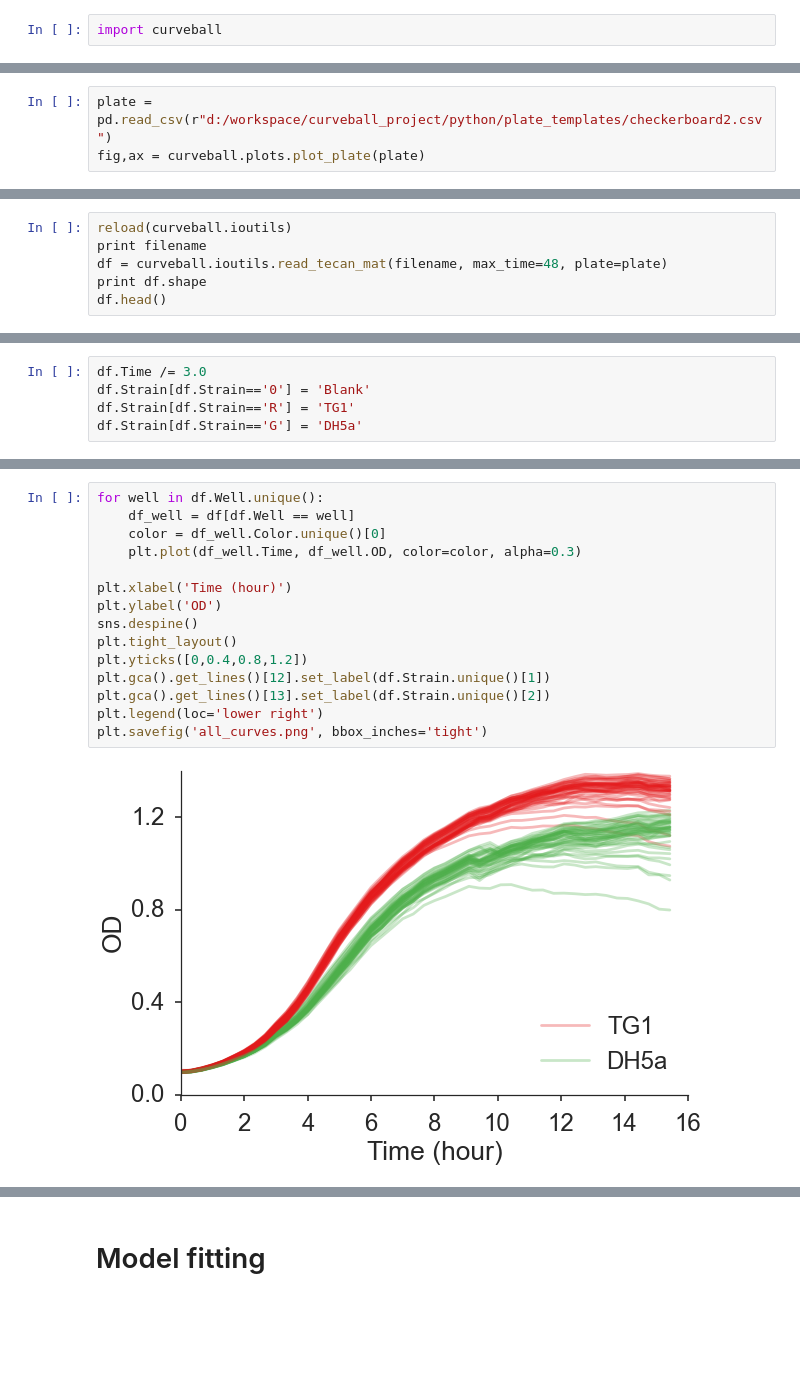
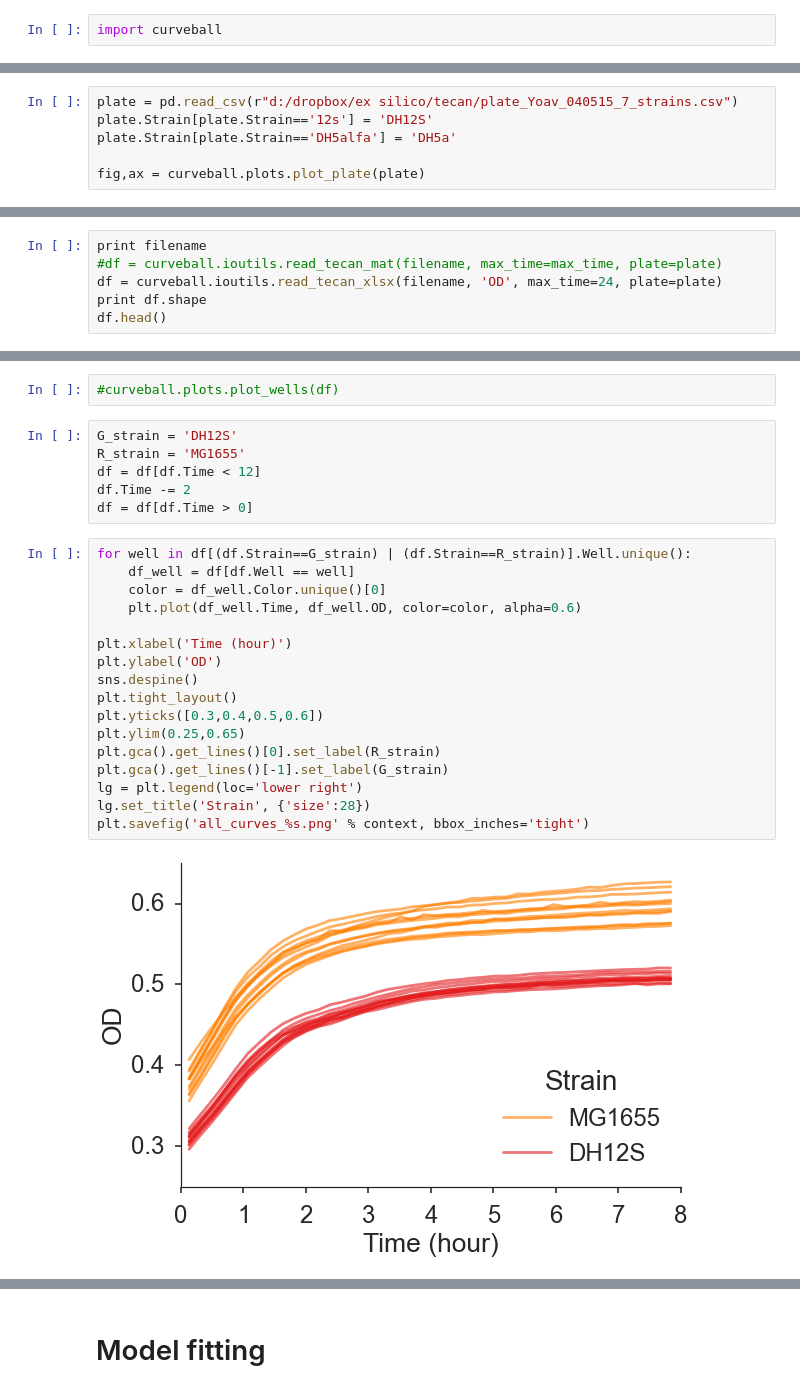
Before and after one commit to yoavram/GRC2015, a Jupyter notebook: analysis.ipynb, the cells around one changed output, grey strips where cells are left out. Saved outputs shown, nothing was run; the diff lists cells and outputs as text; blank space fills up the shorter version.

```diff
--- a/analysis.ipynb
+++ b/analysis.ipynb
@@ -34,4 +18,7 @@ max_time = 24
 # %%
-plate = pd.read_csv(r"d:/workspace/curveball_project/python/plate_templates/checkerboard2.csv")
+plate = pd.read_csv(r"d:/dropbox/ex silico/tecan/plate_Yoav_040515_7_strains.csv")
+plate.Strain[plate.Strain=='12s'] = 'DH12S'
+plate.Strain[plate.Strain=='DH5alfa'] = 'DH5a'
+
 fig,ax = curveball.plots.plot_plate(plate)
 # %% [output]
@@ -39,7 +34,7 @@ fig,ax = curveball.plots.plot_plate(plate)
 # %%
-reload(curveball.ioutils)
 print filename
-df = curveball.ioutils.read_tecan_mat(filename, max_time=48, plate=plate)
+#df = curveball.ioutils.read_tecan_mat(filename, max_time=max_time, plate=plate)
+df = curveball.ioutils.read_tecan_xlsx(filename, 'OD', max_time=24, plate=plate)
 print df.shape
 df.head()
 # %% [output]
@@ -60,5 +57,0 @@ print df.Strain.unique()
-# %%
-df.Time /= 3.0
-df.Strain[df.Strain=='0'] = 'Blank'
-df.Strain[df.Strain=='R'] = 'TG1'
-df.Strain[df.Strain=='G'] = 'DH5a'
@@ -79,17 +70,27 @@ See the the caveats in the documentation: http://pandas.pydata.org/pandas-docs/s
+# %%
+#curveball.plots.plot_wells(df)
+# %%
+G_strain = 'DH12S'
+R_strain = 'MG1655'
+df = df[df.Time < 12]
+df.Time -= 2
+df = df[df.Time > 0]
 # %%
-for well in df.Well.unique():
+for well in df[(df.Strain==G_strain) | (df.Strain==R_strain)].Well.unique():
     df_well = df[df.Well == well]
     color = df_well.Color.unique()[0]
-    plt.plot(df_well.Time, df_well.OD, color=color, alpha=0.3)
+    plt.plot(df_well.Time, df_well.OD, color=color, alpha=0.6)
 
 plt.xlabel('Time (hour)')
 plt.ylabel('OD')
 sns.despine()
 plt.tight_layout()
-plt.yticks([0,0.4,0.8,1.2])
-plt.gca().get_lines()[12].set_label(df.Strain.unique()[1])
-plt.gca().get_lines()[13].set_label(df.Strain.unique()[2])
-plt.legend(loc='lower right')
-plt.savefig('all_curves.png', bbox_inches='tight')
+plt.yticks([0.3,0.4,0.5,0.6])
+plt.ylim(0.25,0.65)
+plt.gca().get_lines()[0].set_label(R_strain)
+plt.gca().get_lines()[-1].set_label(G_strain)
+lg = plt.legend(loc='lower right')
+lg.set_title('Strain', {'size':28})
+plt.savefig('all_curves_%s.png' % context, bbox_inches='tight')
 # %% [output]
-[figure, old version]
+[figure, new version]
```
Also changed, not shown: parts of 26 cells of this notebook, 1 other file.
